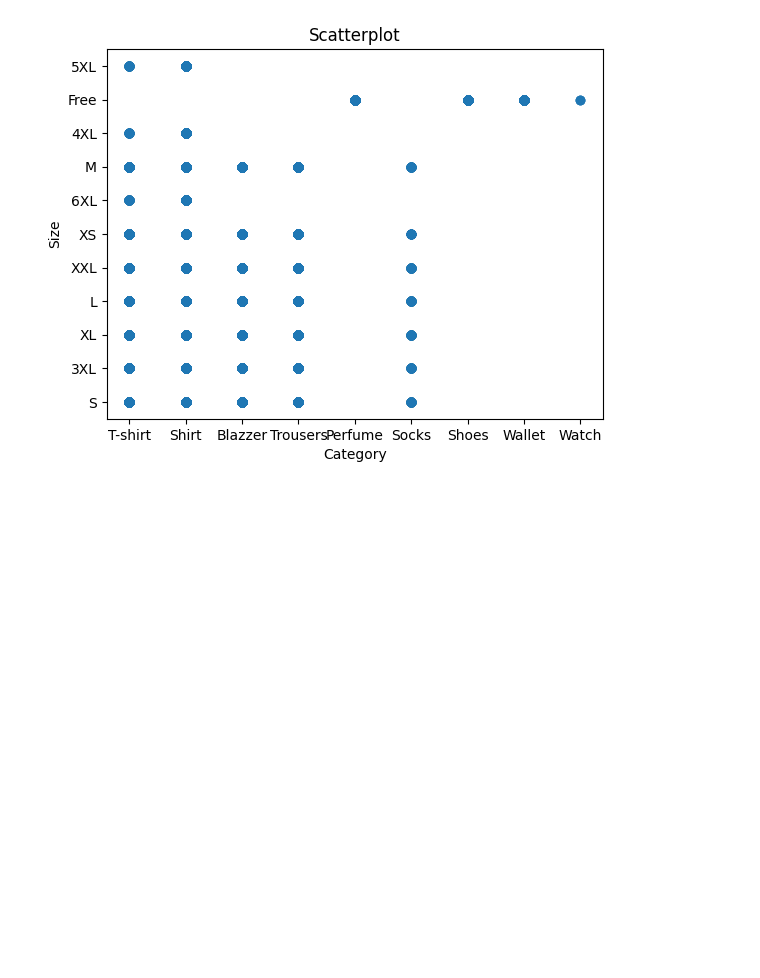
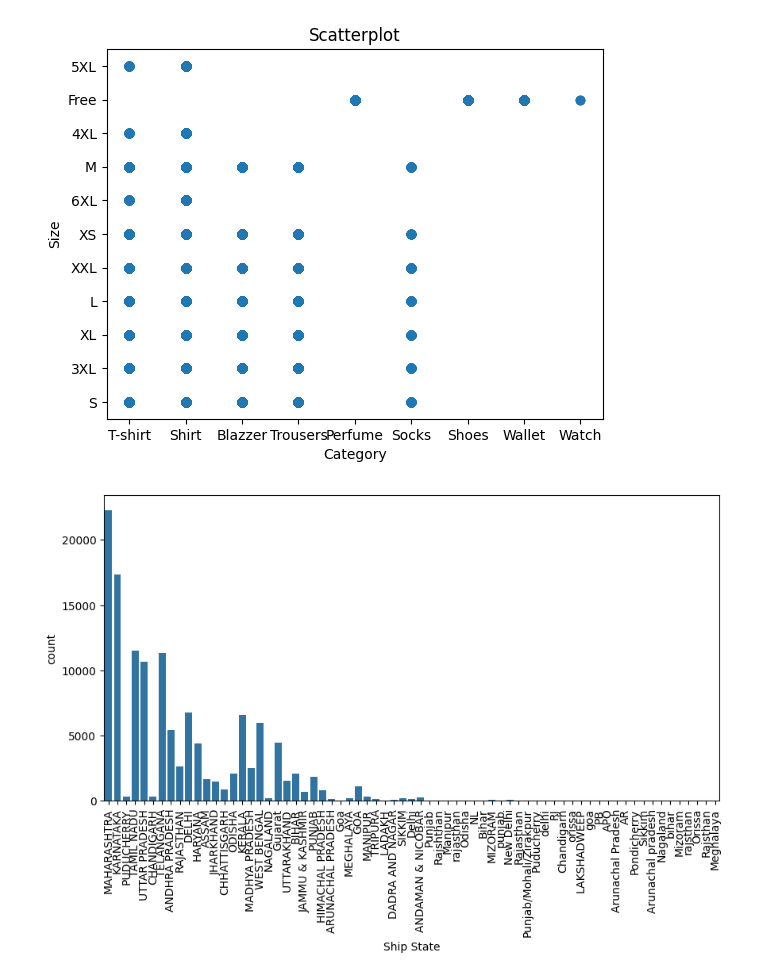
Before and after one commit to Arzan101/Python_Amazon_Sales_Analysis-main, a Jupyter notebook: Amazon Sale Report.ipynb, the cells around one changed output. Saved outputs shown, nothing was run; the diff lists cells and outputs as text; code cells hidden in the pictures; blank space fills up the shorter version.

```diff
--- a/Amazon Sale Report.ipynb
+++ b/Amazon Sale Report.ipynb
@@ -206,3 +206,12 @@ plt.title('Scatterplot')
 plt.show()
 # %% [output]
 [figure]
+# %%
+plt.figure(figsize=(10,5))
+sns.countplot(data=df1,x= 'ship-state')
+plt.xlabel('Ship State')
+plt.ylabel('count')
+plt.xticks(rotation= 90)
+plt.show()
+# %% [output]
+[figure, added]
```
Also changed, not shown: parts of 1 cell of this notebook.
